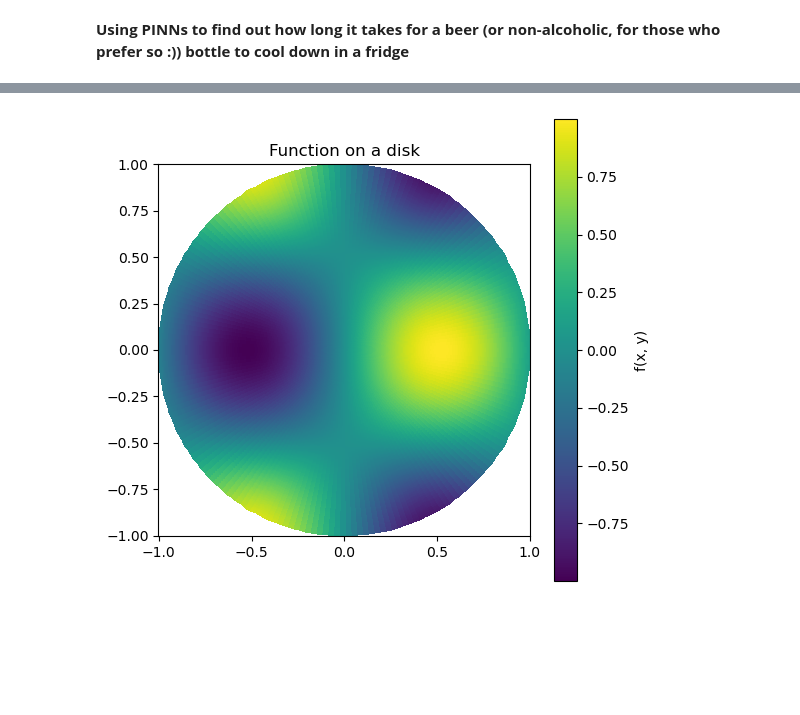
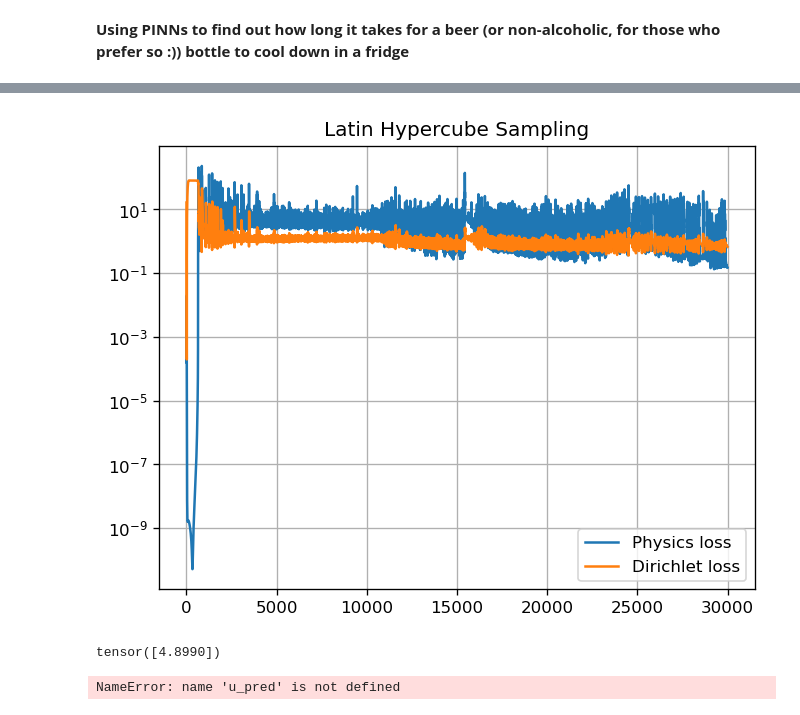
Before and after one commit to sottoviafilippo/Finite-elements-in-2d-and-PINNs, a Jupyter notebook: bottle_in_fridge.ipynb, the cells around one changed output, grey strips where cells are left out. Cells and saved outputs as stored; diff of their text form; code cells hidden in the pictures; blank space fills up the shorter version.

Commit message:
BOTTLE_PINN NOW WORKS. still convergence is slow. plots still to be done

```diff
--- a/bottle_in_fridge.ipynb
+++ b/bottle_in_fridge.ipynb
@@ -9,13 +9,20 @@ from scipy.sparse.linalg import spsolve
 import matplotlib.pyplot as plt
 # %%
 # Modelling the bottle as an infinitely long (not true, but whatever, I want to stick to 2 spatial dimensions) cylinder of radius R
+# the bottle is originally at 22 degrees
 # It sits in the fridge with no convective heat trasnfer, just constant temperature at the boundary (4 C)
 # Goal: understand when the average temperature of the bottle cools down to a target temperature (say 6 C)
 # simple heat equation with Dirichlet boundary conditions, no recirculations inside the bottle
 
-bottle_radius = 0.03
+bottle_radius = 0.02
 target_temperature = 6
 alpha_water = 0.133e-6 #m2/s thermal diffusivity of water
 
 #strategy: solve for alpha = 1. then rescale t -> t / alpha_water in the solution
-bottle_pinn = PINN_heat_2d_circle(R = bottle_radius)
+bottle_pinn = PINN_heat_2d_circle(N_internal_nodes=16, f_initial=lambda x: 22, f_dirichlet=lambda x: 4, R=bottle_radius, t_bounds=(0,1), alpha = 1)
+bottle_pinn.set_collocation_points(3000)
+bottle_pinn.compute_initial_values(1000, 0)
+bottle_pinn.compute_boundary_values(1000)
+bottle_pinn.compute_physics_loss()
+
+bottle_pinn.train_RAD()
@@ -22,9 +47,28 @@ bottle_pinn = PINN_heat_2d_circle(R = bottle_radius)
+# %%
+
+plt.figure(dpi= 120)
+plt.title('Latin Hypercube Sampling')
+plt.semilogy(bottle_pinn.physics_losses, label = "Physics loss")
+plt.semilogy(bottle_pinn.dirichlet_losses, label = "Dirichlet loss")
+plt.grid(True)
+plt.legend()
+plt.show()
+# %% [output]
+[figure, added]
 # %%
 # test to plot functions on a circle
 
-def f(x, y):
-    return np.sin(3*x) * np.cos(3*y)  # your function here
+def f(x, y, t):
+    coords = torch.tensor([x,y,t], dtype=torch.float32)
+    with torch.no_grad():
+        u_pred = bottle_pinn.model(coords)  # shape (20000, 1)
+    return u_pred
 
+print(f(0.01,0.01,0.01))
+
+
+#TO DO: FIX AND FINISH
+res = u_pred.numpy().reshape(len(y), len(x))  # back to (100, 200) to match X, Y grid
 radius = 1.0
 N_r, N_theta = 200, 200
 
@@ -43,4 +87,5 @@ fig.colorbar(pcm, ax=ax, label='f(x, y)')
 ax.set_title('Function on a disk')
 plt.show()
 # %% [output]
-[figure, removed]
+tensor([4.8990])
+NameError: name 'u_pred' is not defined
```
Also changed, not shown: parts of 1 cell of this notebook, 1 other file.
